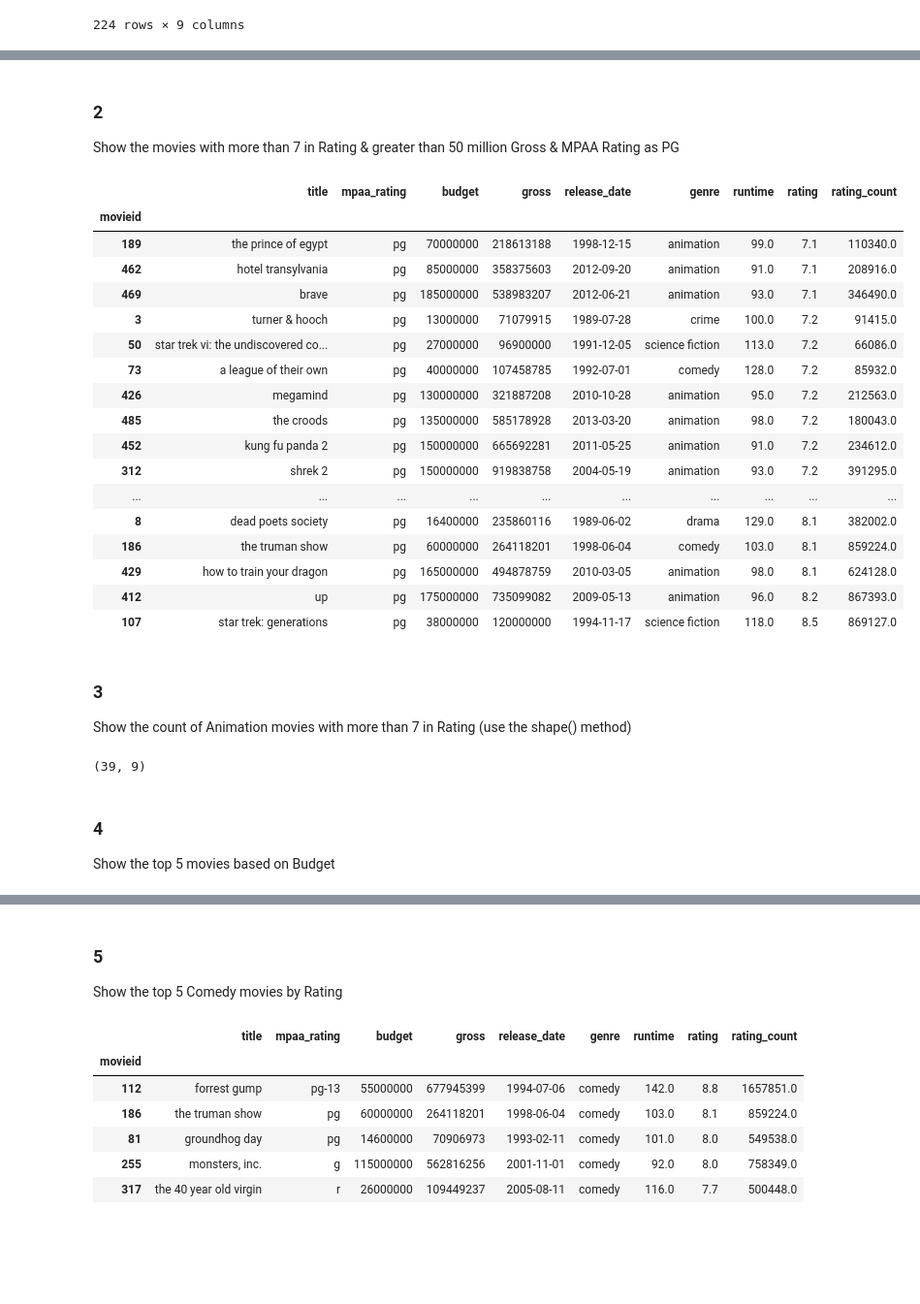
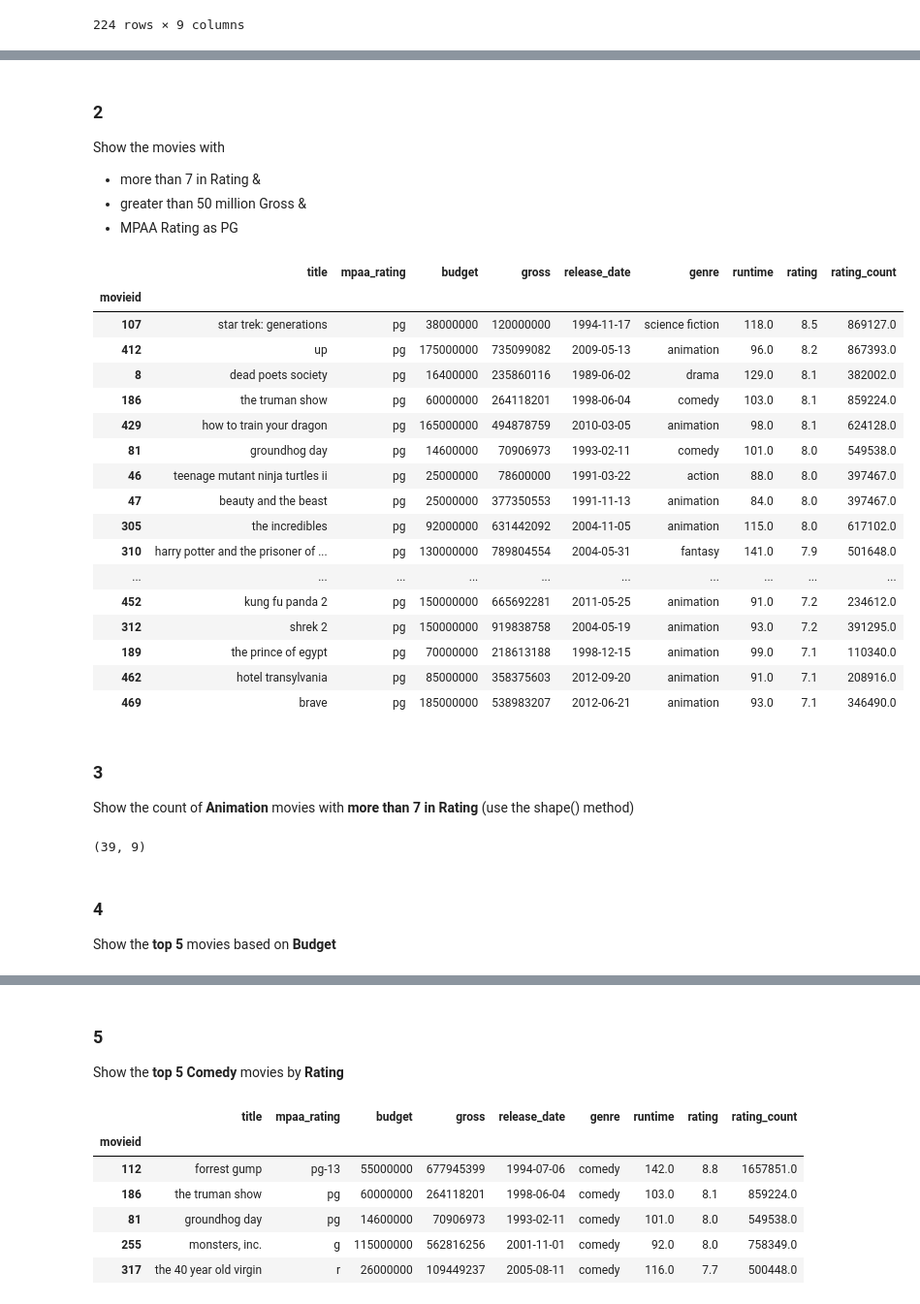
Before and after one commit to olemir/python-exercises, a Jupyter notebook: exercises-EDA.ipynb, the cells around one changed output, grey strips where cells are left out. Shown at 97% size. Drawn from its saved outputs; the diff is of its cells as text; code cells hidden in the pictures; blank space fills up the shorter version.

Commit message:
finalized execises on pandas

```diff
--- a/exercises-EDA.ipynb
+++ b/exercises-EDA.ipynb
@@ -281,30 +321,33 @@ movies[(movies.rating > 7.0) & (movies.gross > 50000000)].sort_values(['rating',
 # %% [markdown]
 ### 2
-Show the movies with more than 7 in Rating & greater than 50 million Gross & MPAA Rating as PG
+Show the movies with
+* more than 7 in Rating &
+* greater than 50 million Gross &
+* MPAA Rating as PG
 # %%
-movies[(movies.rating > 7.0) & (movies.gross > 50000000) & (movies.mpaa_rating == 'pg')].sort_values(['rating', 'gross'])
+movies[(movies.rating > 7.0) & (movies.gross > 50000000) & (movies.mpaa_rating == 'pg')].sort_values(['rating', 'gross'], ascending=[False,True])
 # %% [output]
 |  | title | mpaa_rating | budget | gross | release_date | genre | runtime | rating | rating_count |
 | movieid |  |  |  |  |  |  |  |  |  |
+| 107 | star trek: generations | pg | 38000000 | 120000000 | 1994-11-17 | science fiction | 118.0 | 8.5 | 869127.0 |
+| 412 | up | pg | 175000000 | 735099082 | 2009-05-13 | animation | 96.0 | 8.2 | 867393.0 |
+| 8 | dead poets society | pg | 16400000 | 235860116 | 1989-06-02 | drama | 129.0 | 8.1 | 382002.0 |
+| 186 | the truman show | pg | 60000000 | 264118201 | 1998-06-04 | comedy | 103.0 | 8.1 | 859224.0 |
+| 429 | how to train your dragon | pg | 165000000 | 494878759 | 2010-03-05 | animation | 98.0 | 8.1 | 624128.0 |
+| 81 | groundhog day | pg | 14600000 | 70906973 | 1993-02-11 | comedy | 101.0 | 8.0 | 549538.0 |
+| 46 | teenage mutant ninja turtles ii | pg | 25000000 | 78600000 | 1991-03-22 | action | 88.0 | 8.0 | 397467.0 |
+| 47 | beauty and the beast | pg | 25000000 | 377350553 | 1991-11-13 | animation | 84.0 | 8.0 | 397467.0 |
+| 305 | the incredibles | pg | 92000000 | 631442092 | 2004-11-05 | animation | 115.0 | 8.0 | 617102.0 |
+| 310 | harry potter and the prisoner of ... | pg | 130000000 | 789804554 | 2004-05-31 | fantasy | 141.0 | 7.9 | 501648.0 |
+| ... | ... | ... | ... | ... | ... | ... | ... | ... | ... |
+| 452 | kung fu panda 2 | pg | 150000000 | 665692281 | 2011-05-25 | animation | 91.0 | 7.2 | 234612.0 |
+| 312 | shrek 2 | pg | 150000000 | 919838758 | 2004-05-19 | animation | 93.0 | 7.2 | 391295.0 |
 | 189 | the prince of egypt | pg | 70000000 | 218613188 | 1998-12-15 | animation | 99.0 | 7.1 | 110340.0 |
 | 462 | hotel transylvania | pg | 85000000 | 358375603 | 2012-09-20 | animation | 91.0 | 7.1 | 208916.0 |
 | 469 | brave | pg | 185000000 | 538983207 | 2012-06-21 | animation | 93.0 | 7.1 | 346490.0 |
-| 3 | turner & hooch | pg | 13000000 | 71079915 | 1989-07-28 | crime | 100.0 | 7.2 | 91415.0 |
-| 50 | star trek vi: the undiscovered co... | pg | 27000000 | 96900000 | 1991-12-05 | science fiction | 113.0 | 7.2 | 66086.0 |
-| 73 | a league of their own | pg | 40000000 | 107458785 | 1992-07-01 | comedy | 128.0 | 7.2 | 85932.0 |
-| 426 | megamind | pg | 130000000 | 321887208 | 2010-10-28 | animation | 95.0 | 7.2 | 212563.0 |
-| 485 | the croods | pg | 135000000 | 585178928 | 2013-03-20 | animation | 98.0 | 7.2 | 180043.0 |
-| 452 | kung fu panda 2 | pg | 150000000 | 665692281 | 2011-05-25 | animation | 91.0 | 7.2 | 234612.0 |
-| 312 | shrek 2 | pg | 150000000 | 919838758 | 2004-05-19 | animation | 93.0 | 7.2 | 391295.0 |
-| ... | ... | ... | ... | ... | ... | ... | ... | ... | ... |
-| 8 | dead poets society | pg | 16400000 | 235860116 | 1989-06-02 | drama | 129.0 | 8.1 | 382002.0 |
-| 186 | the truman show | pg | 60000000 | 264118201 | 1998-06-04 | comedy | 103.0 | 8.1 | 859224.0 |
-| 429 | how to train your dragon | pg | 165000000 | 494878759 | 2010-03-05 | animation | 98.0 | 8.1 | 624128.0 |
-| 412 | up | pg | 175000000 | 735099082 | 2009-05-13 | animation | 96.0 | 8.2 | 867393.0 |
-| 107 | star trek: generations | pg | 38000000 | 120000000 | 1994-11-17 | science fiction | 118.0 | 8.5 | 869127.0 |
 # %% [markdown]
 ### 3
-Show the count of Animation movies with more than 7 in Rating (use the shape() method)
+Show the count of **Animation** movies with **more than 7 in Rating** (use the shape() method)
 # %%
 # TODO read user guide on how to deal with categorical data. is it useful to build a dict from the categorical data?
 movies[(movies.genre=='animation') & (movies.rating>7.0)].shape
@@ -312,5 +355,5 @@ movies[(movies.genre=='animation') & (movies.rating>7.0)].shape
 (39, 9)
 # %% [markdown]
 ### 4
-Show the top 5 movies based on Budget
+Show the **top 5** movies based on **Budget**
 # %%
@@ -327,7 +369,7 @@ movies.sort_values('budget',ascending=False).iloc[:5,:]
 # %% [markdown]
 ### 5
 
-Show the top 5 Comedy movies by Rating
+Show the **top 5 Comedy** movies by **Rating**
 # %%
 movies[movies.genre=='comedy'].sort_values('rating',ascending=False).iloc[:5]
 # %% [output]
```
Also changed, not shown: parts of 16 cells of this notebook.
